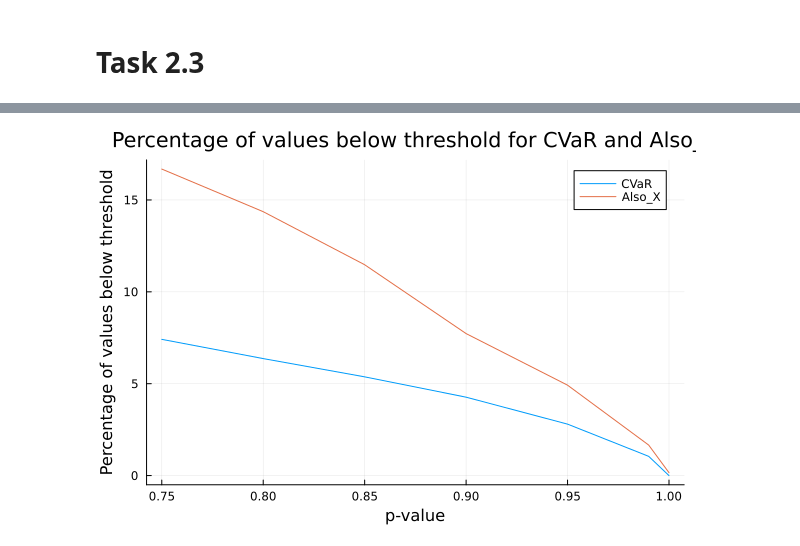
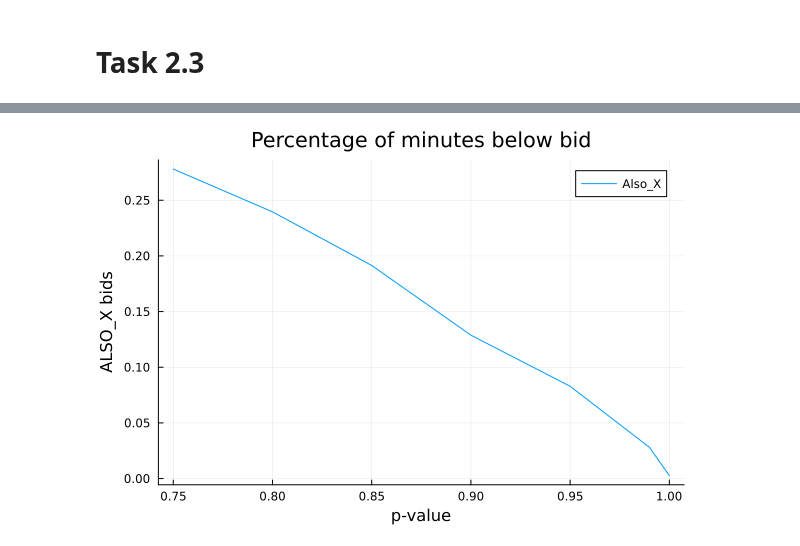
Before and after one commit to Max-f123/Renewables_in_Electricity_Markets, a Jupyter notebook: Assignment2/Task2/model_2_all.ipynb, the cells around one changed output, grey strips where cells are left out. Drawn from its saved outputs; the diff is of its cells as text; code cells hidden in the pictures.

```diff
--- a/Assignment2/Task2/model_2_all.ipynb
+++ b/Assignment2/Task2/model_2_all.ipynb
@@ -233,6 +283,5 @@ Percentage of values below Also_X: 0.16
 # %%
 #plot lists
-plot(p_value_list, below_cvar_list, label="CVaR", xlabel="p-value", ylabel="Percentage of values below threshold", title="Percentage of values below threshold for CVaR and Also_X")
-plot!(p_value_list, below_also_x_list, label="Also_X")
+plot(p_value_list, below_also_x_list, label="Also_X", xlabel="p-value", ylabel="ALSO_X bids", title="Percentage of minutes below bid")
 # %% [output]
-[figure, old version]
+[figure, new version]
```
Also changed, not shown: parts of 8 cells of this notebook, 7 other files.
